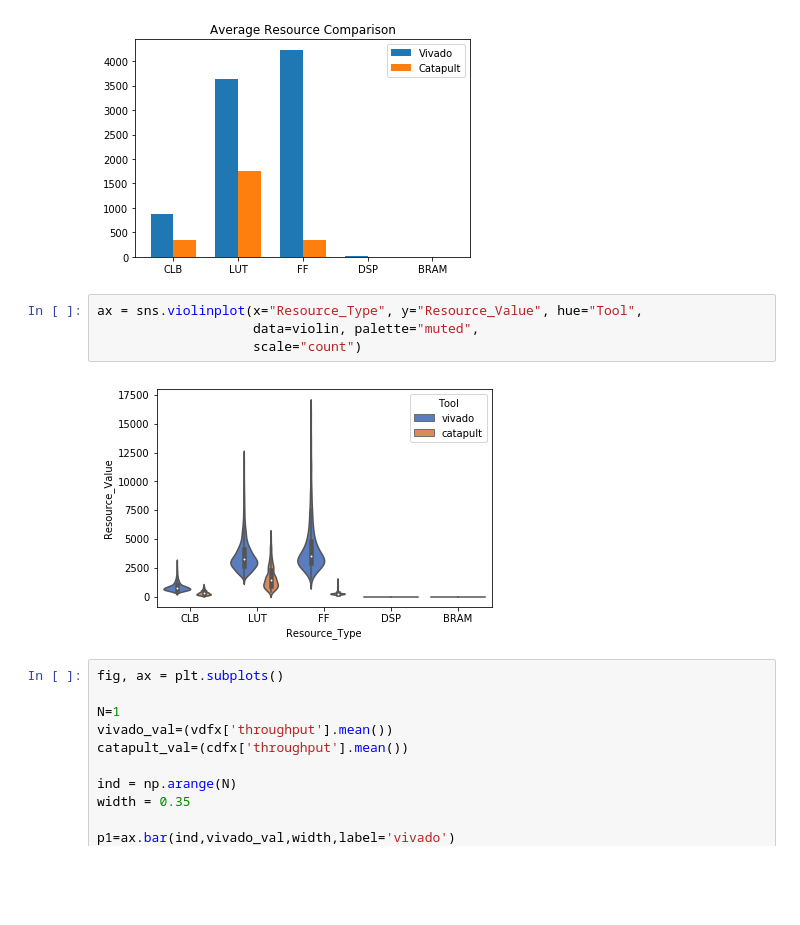
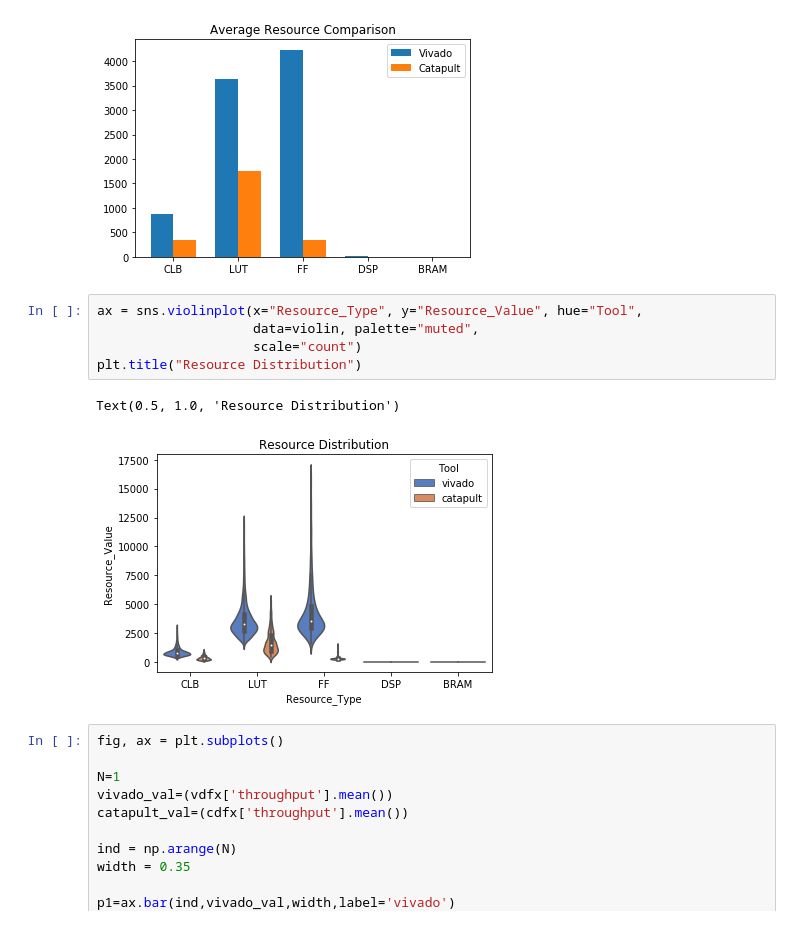
Before and after one commit to KastnerRG/Spector-HLS, a Jupyter notebook: dct/results/postproc/dct_postproc.ipynb, the cells around one changed output. Saved outputs shown, nothing was run; the diff lists cells and outputs as text; blank space fills up the shorter version.

```diff
--- a/dct/results/postproc/dct_postproc.ipynb
+++ b/dct/results/postproc/dct_postproc.ipynb
@@ -74,9 +74,11 @@ plt.show()
 # %%
 ax = sns.violinplot(x="Resource_Type", y="Resource_Value", hue="Tool",
                     data=violin, palette="muted",
                     scale="count")
+plt.title("Resource Distribution")
 # %% [output]
+Text(0.5, 1.0, 'Resource Distribution')
-[figure, old version]
+[figure, new version]
 # %%
 fig, ax = plt.subplots()
 
```
Also changed, not shown: parts of 1 cell of this notebook.
